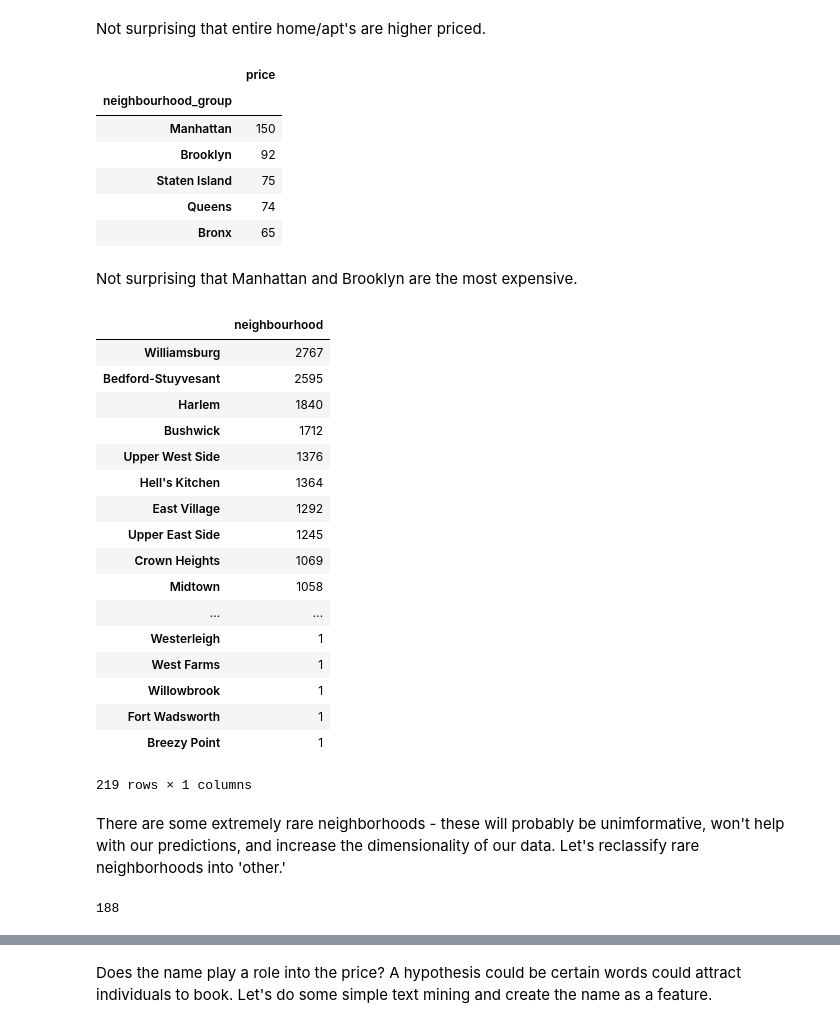
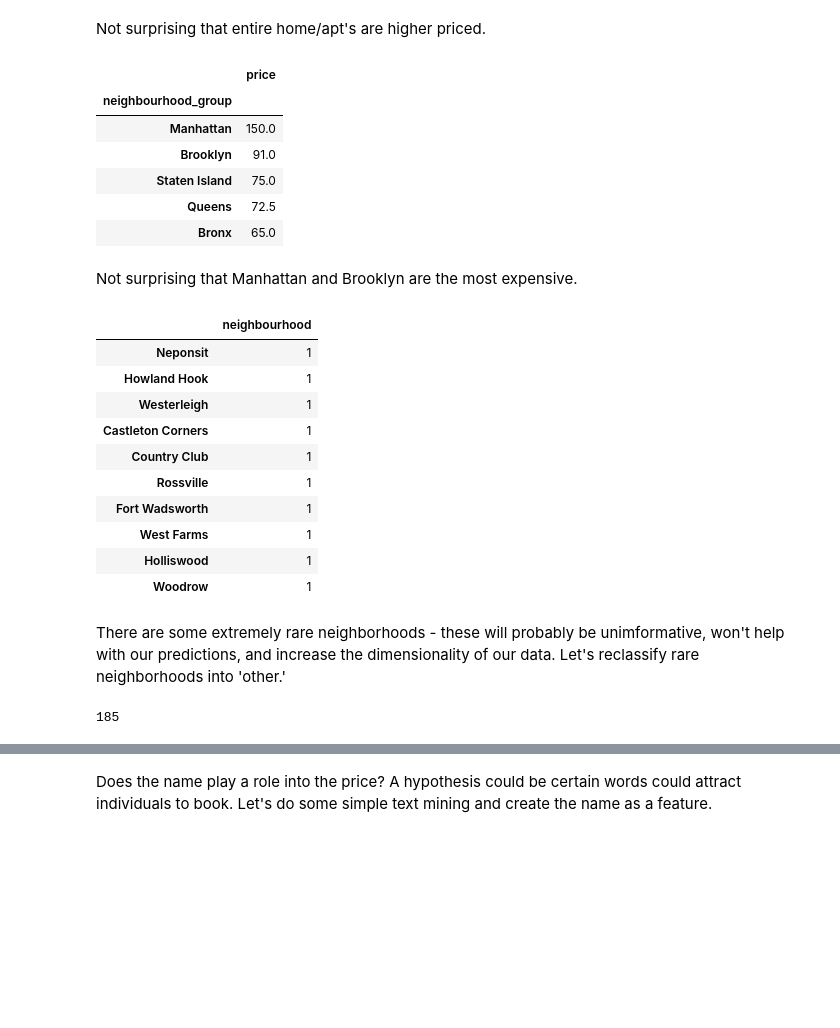
Before and after one commit to fosbery/Side-Machine-Learning-Projects, a Jupyter notebook: debt_relief/jamesfung_debtrelief.ipynb, the cells around one changed output, grey strips where cells are left out. Saved outputs shown, nothing was run; the diff lists cells and outputs as text; code cells hidden in the pictures; blank space fills up the shorter version.

```diff
--- a/debt_relief/jamesfung_debtrelief.ipynb
+++ b/debt_relief/jamesfung_debtrelief.ipynb
@@ -52,4 +58,4 @@ dtypes: float64(3), int64(7), object(5)
 memory usage: 5.6+ MB
 # %%
 #Drop some unecessary columns
-data = data.drop(['id'],axis=1)
+data = data.drop(['id','host_id','latitude','longitude'],axis=1)
@@ -169,35 +168,28 @@ train[['neighbourhood_group','price']].groupby('neighbourhood_group').median().s
 # %% [output]
 |  | price |
 | neighbourhood_group |  |
-| Manhattan | 150 |
-| Brooklyn | 92 |
-| Staten Island | 75 |
-| Queens | 74 |
-| Bronx | 65 |
+| Manhattan | 150.0 |
+| Brooklyn | 91.0 |
+| Staten Island | 75.0 |
+| Queens | 72.5 |
+| Bronx | 65.0 |
 # %% [markdown]
 Not surprising that Manhattan and Brooklyn are the most expensive.
 # %%
 neigh_counts = train.neighbourhood.value_counts().to_frame()
-neigh_counts
+neigh_counts.tail(10)
 # %% [output]
 |  | neighbourhood |
-| Williamsburg | 2767 |
-| Bedford-Stuyvesant | 2595 |
-| Harlem | 1840 |
-| Bushwick | 1712 |
-| Upper West Side | 1376 |
-| Hell's Kitchen | 1364 |
-| East Village | 1292 |
-| Upper East Side | 1245 |
-| Crown Heights | 1069 |
-| Midtown | 1058 |
-| ... | ... |
+| Neponsit | 1 |
+| Howland Hook | 1 |
 | Westerleigh | 1 |
+| Castleton Corners | 1 |
+| Country Club | 1 |
+| Rossville | 1 |
+| Fort Wadsworth | 1 |
 | West Farms | 1 |
-| Willowbrook | 1 |
-| Fort Wadsworth | 1 |
-| Breezy Point | 1 |
+| Holliswood | 1 |
+| Woodrow | 1 |
-219 rows × 1 columns
 # %% [markdown]
 There are some extremely rare neighborhoods - these will probably be unimformative, won't help with our predictions, and increase the dimensionality of our data. Let's reclassify rare neighborhoods into 'other.'
 # %%
@@ -209,7 +201,7 @@ train = recat_val(train, 'neighbourhood', 5)
 # %%
 train.neighbourhood.nunique()
 # %% [output]
-188
+185
 # %%
 train[['neighbourhood','price']].groupby('neighbourhood').mean().sort_values(by='price', ascending=False).head(10)
 # %% [output]
```
Also changed, not shown: parts of 61 cells of this notebook, 2 other files.
